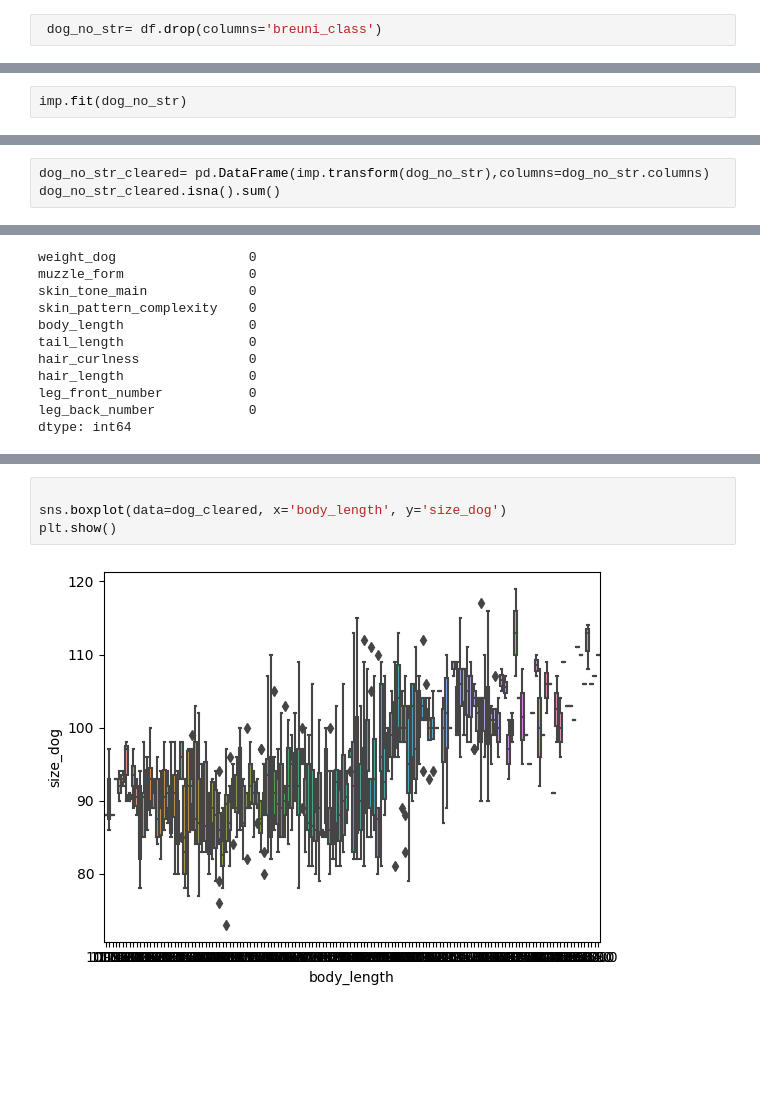
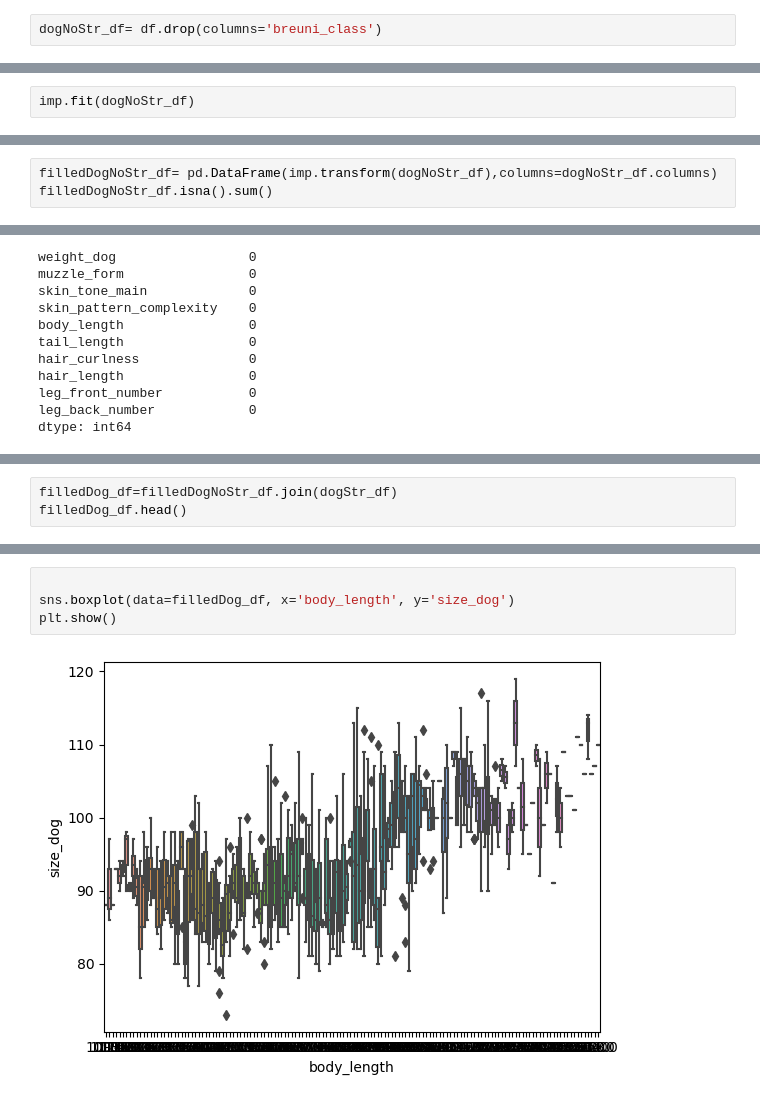
Before and after one commit to Luaa998/Kohonen-maps_Projekt, a Jupyter notebook: Clean_Dog_Data.ipynb, the cells around one changed output, grey strips where cells are left out. Saved outputs shown, nothing was run; the diff lists cells and outputs as text; blank space fills up the shorter version.

```diff
--- a/Clean_Dog_Data.ipynb
+++ b/Clean_Dog_Data.ipynb
@@ -72,11 +72,11 @@ dog_str.head()
 | 3 | fashion_lifestyle_elite |
 | 4 | trendy |
 # %%
- dog_no_str= df.drop(columns='breuni_class')
+dogNoStr_df= df.drop(columns='breuni_class')
 # %%
 imp = SimpleImputer(strategy='mean')
 # %%
-imp.fit(dog_no_str)
+imp.fit(dogNoStr_df)
 # %% [output]
 SimpleImputer()
 # %%
@@ -90,8 +90,8 @@ array([[ 95.,  48.,  83., ...,  16., 187., 197.],
        [ 86.,  36.,  78., ...,  25., 190., 195.],
        [ 85.,  36.,  66., ...,  18., 186., 190.]])
 # %%
-dog_no_str_cleared= pd.DataFrame(imp.transform(dog_no_str),columns=dog_no_str.columns)
-dog_no_str_cleared.isna().sum()
+filledDogNoStr_df= pd.DataFrame(imp.transform(dogNoStr_df),columns=dogNoStr_df.columns)
+filledDogNoStr_df.isna().sum()
 # %% [output]
 size_dog                   0
 eye_circularity            0
@@ -131,0 +115,3 @@ dog_cleared
+# %%
+filledDog_df=filledDogNoStr_df.join(dogStr_df)
+filledDog_df.head()
@@ -241,8 +234,8 @@ plt.show()
 [figure]
 # %%
 
-sns.boxplot(data=dog_cleared, x='body_length', y='size_dog')
+sns.boxplot(data=filledDog_df, x='body_length', y='size_dog')
 plt.show()
 # %% [output]
-[figure, old version]
+[figure, new version]
 # %%
```
Also changed, not shown: parts of 13 cells of this notebook, 2 other files.
